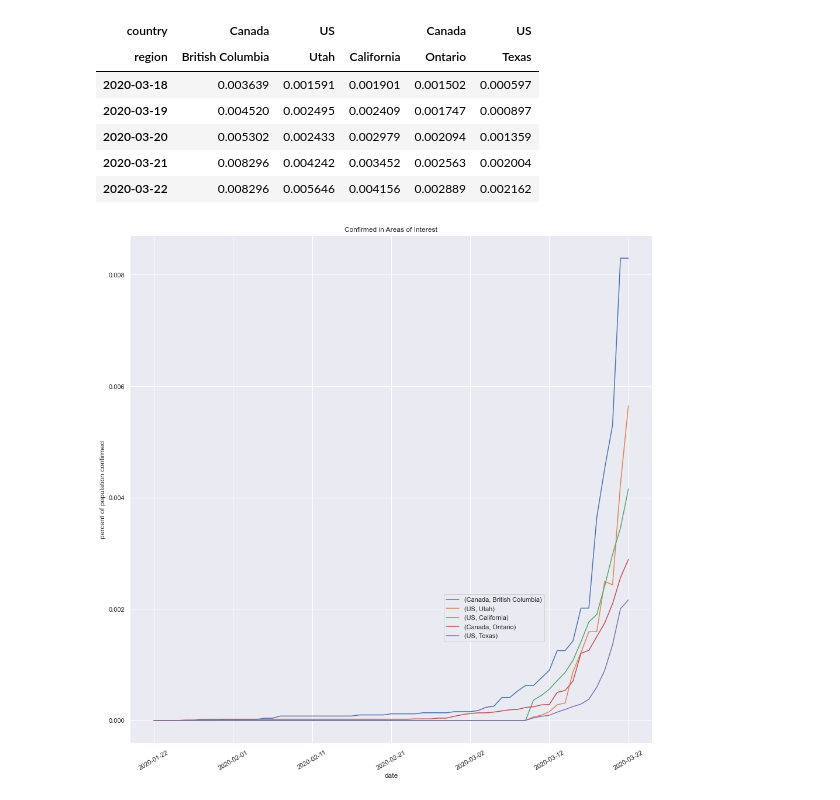
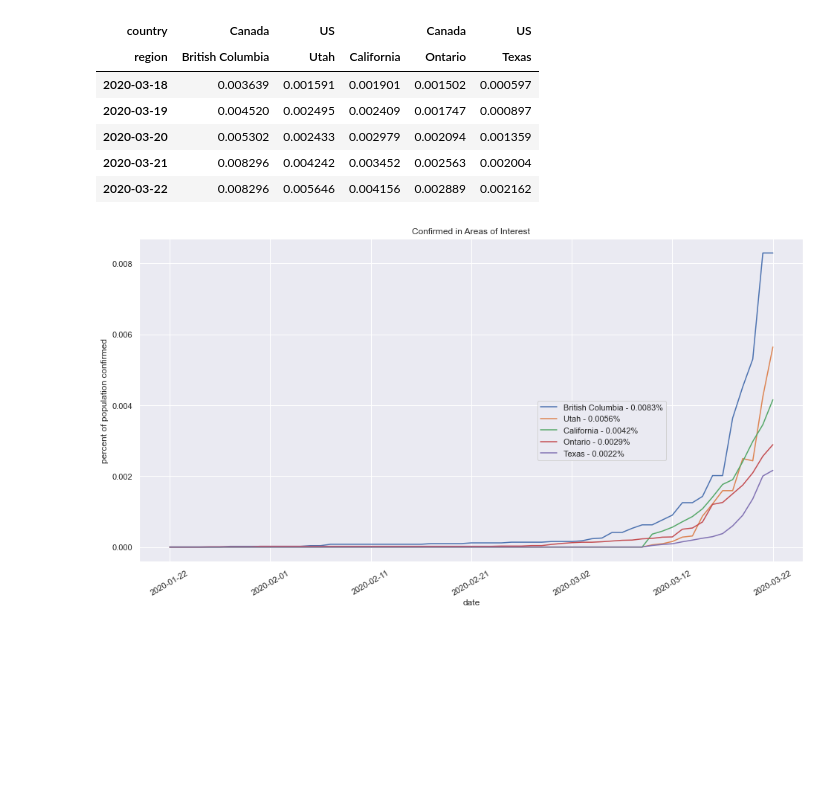
Before and after one commit to rrx/COVID-19, a Jupyter notebook: analysis.ipynb, the cells around one changed output. Saved outputs shown, nothing was run; the diff lists cells and outputs as text; code cells hidden in the pictures; blank space fills up the shorter version.

```diff
--- a/analysis.ipynb
+++ b/analysis.ipynb
@@ -17,6 +19,7 @@ sns.set(style="darkgrid")
 pop_filename='./general_data/world-pop.csv'
 pop = pd.read_csv(pop_filename)
 pop['region'] = pop['region'].fillna('')
+pop['population'] = pop['population'].apply(float)
 pop = pop.set_index(['country', 'region'])
 # %%
 filename='csse_covid_19_data/csse_covid_19_time_series/time_series_19-covid-Confirmed.csv'
@@ -122,6 +146,8 @@ def f_pop(x):
     return True
 
 filtered_pop = pop.loc[list(filter(f_pop, pop.index))]
+filtered_pop = filtered_pop.reset_index(level='region')
+filtered_pop = filtered_pop.drop(columns=['region'])
 
 grouped = df.loc[areas].groupby(by=['country']).sum()
 grouped = pd.merge(grouped, filtered_pop,  how='left', left_on=['country'], right_on=['country'])
@@ -139,7 +165,9 @@ sorted_columns = grouped.transpose().sort_values(by=[last_date], ascending=False
 columns = list(filter(lambda x: len(x[1].split(",")) == 1 and x[1].find("Princess") == -1, sorted_columns))
 grouped = grouped[columns]
 ax = grouped.plot(rot=30, figsize=(16,16), title='Confirmed in Areas of Interest')
-ax.legend(bbox_to_anchor=(0.8, 0.3))
+last = grouped.loc[last_date].sort_values(ascending=False)
+labels = list(map(lambda x: "%s - %.4f%%" % (x[0], x[1]), zip(last.index, last.values)))
+ax.legend(labels, bbox_to_anchor=(0.8, 0.3))
 ax.set_xlabel("date")
 ax.set_ylabel("percent of population confirmed")
 pass
@@ -185,10 +213,12 @@ tdata.tail()
 | 2020-03-21 | 0.008296 | 0.004242 | 0.003452 | 0.002563 | 0.002004 |
 | 2020-03-22 | 0.008296 | 0.005646 | 0.004156 | 0.002889 | 0.002162 |
 # %%
-ax = tdata.plot(rot=30, figsize=(16,16), title='Confirmed in Areas of Interest')
-ax.legend(bbox_to_anchor=(0.8, 0.3))
+ax = tdata.plot(rot=30, figsize=(16,8), title='Confirmed in Areas of Interest')
+last = tdata.loc[last_date].sort_values(ascending=False)
+labels = list(map(lambda x: "%s - %.4f%%" % (x[0][1], x[1]), zip(last.index, last.values)))
+ax.legend(labels, bbox_to_anchor=(0.8, 0.3))
 ax.set_xlabel("date")
 ax.set_ylabel("percent of population confirmed")
 pass
 # %% [output]
-[figure, old version]
+[figure, new version]
```
Also changed, not shown: parts of 7 cells of this notebook, 2 other files.
